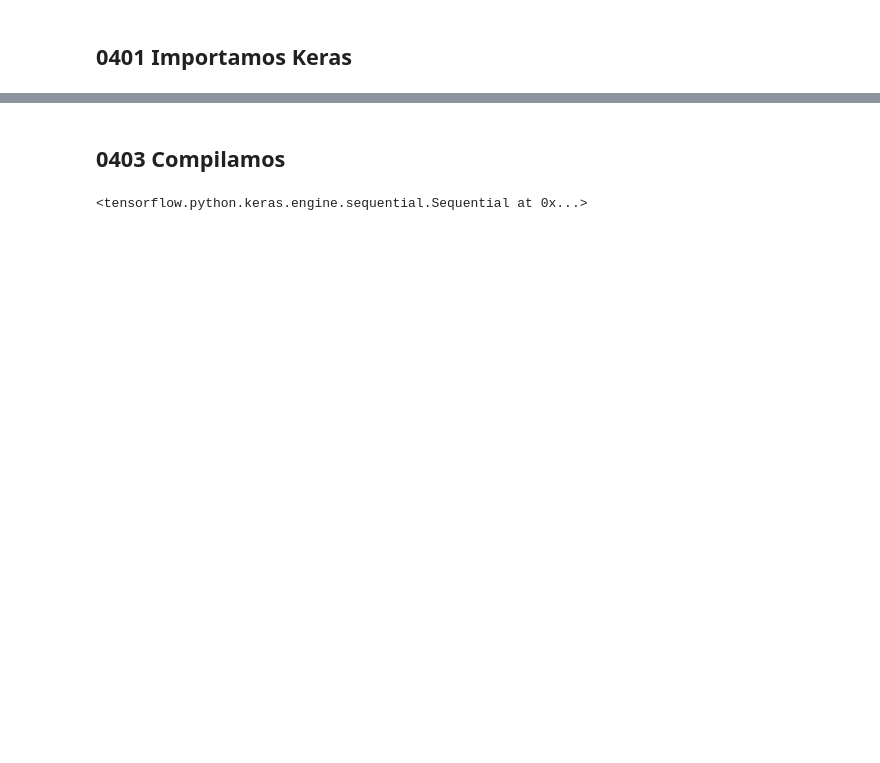
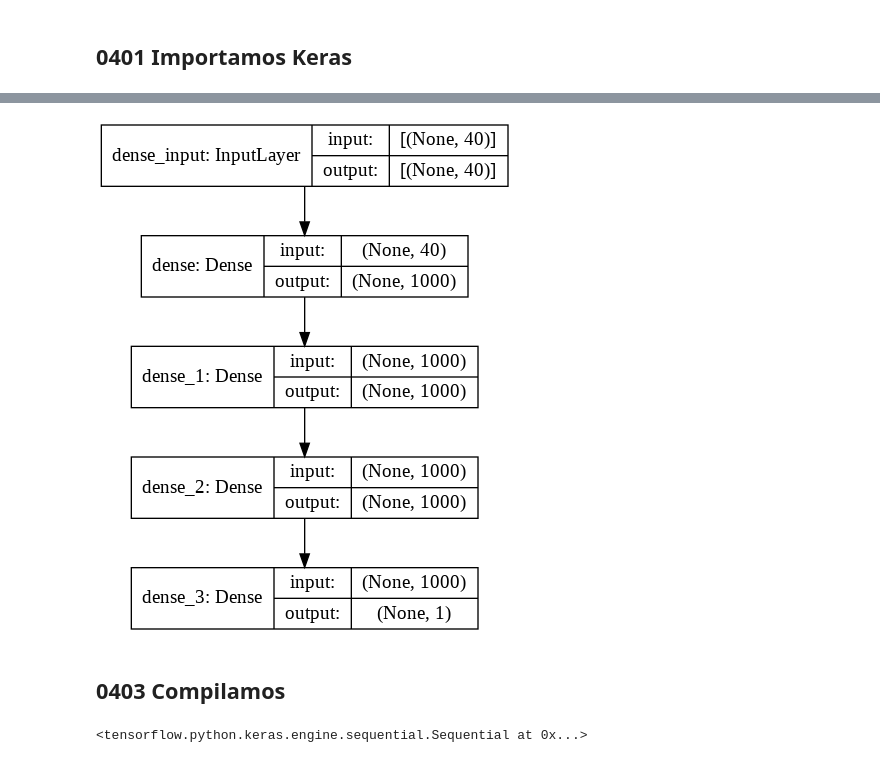
Before and after one commit to JotaBlanco/TheValley, a Jupyter notebook: Advanced_ML_AI/Clase_03_Intro_Redes_Neuronales/03A_Introducción_Redes_Neuronales.ipynb, the cells around one changed output, grey strips where cells are left out. Saved outputs shown, nothing was run; the diff lists cells and outputs as text; code cells hidden in the pictures; blank space fills up the shorter version.

```diff
--- a/Advanced_ML_AI/Clase_03_Intro_Redes_Neuronales/03A_Introducción_Redes_Neuronales.ipynb
+++ b/Advanced_ML_AI/Clase_03_Intro_Redes_Neuronales/03A_Introducción_Redes_Neuronales.ipynb
@@ -198,5 +193,5 @@ Churn                                       0
 gender_Male                                 0
 dtype: int64
 # %%
-df['TotalCharges'] = df['TotalCharges'].fillna(df['TotalCharges'].mean())
+df_churn['TotalCharges'] = df_churn['TotalCharges'].fillna(df_churn['TotalCharges'].mean())
 # %%
@@ -238,22 +241,16 @@ df.head()
 # %%
-# columnas no binarias
-df.loc[:,df.isin([0,1]).all()==False].columns
-
-# non-binary cols
-non_binary_cols = ['tenure', 'MonthlyCharges', 'TotalCharges']
-
 from sklearn.preprocessing import StandardScaler
 
 # Inicializamos objeto de normalización
 scaler = StandardScaler()
 
 # "Entrenamos" el objeto
-scaler.fit(df[non_binary_cols])
+scaler.fit(df_churn[non_binary_cols])
 
 # Transformamos las columnas no binarias
-df[non_binary_cols] = scaler.transform(df[non_binary_cols])
+df_churn[non_binary_cols] = scaler.transform(df_churn[non_binary_cols])
 
-df.head()
+df_churn.head()
 # %% [output]
 |  | SeniorCitizen | Partner | Dependents | tenure | PhoneService | PaperlessBilling | MonthlyCharges | ... |
 | 0 | 0 | 0 | 0 | -1.235289 | 1 | 1 | -0.375740 | ... |
@@ -266,8 +263,8 @@ df.head()
 # %%
 # Primero generamos la matriz X con las variables predictoras
 # y el vector y con la variable a predecir
-X = df.drop('Churn',axis=1)
-y = df['Churn']
+X = df_churn.drop('Churn',axis=1)
+y = df_churn['Churn']
 
 # Comprueba sus tamaños
 X.shape, y.shape
@@ -321,0 +297,10 @@ modelo.add(Dense(1, activation='sigmoid'))
+# %%
+# Inicializamos la red neuronal
+modelo = Sequential([
+    Dense(1000, activation='relu', input_shape=(X.shape[1],)),
+    Dense(1000, activation='relu'),
+    Dense(1000, activation='relu'),
+    Dense(1, activation="sigmoid")
+    ], name = 'Mi_primera_red_neuronal')
+
+modelo
@@ -322,3 +328,7 @@ modelo.add(Dense(1, activation='sigmoid'))
+# %%
+keras.utils.plot_model(modelo, "imagen.png", show_shapes=True)
+# %% [output]
+[figure, added]
 # %% [markdown]
 ## 0403 Compilamos
 # %%
```
Also changed, not shown: parts of 50 cells of this notebook.
